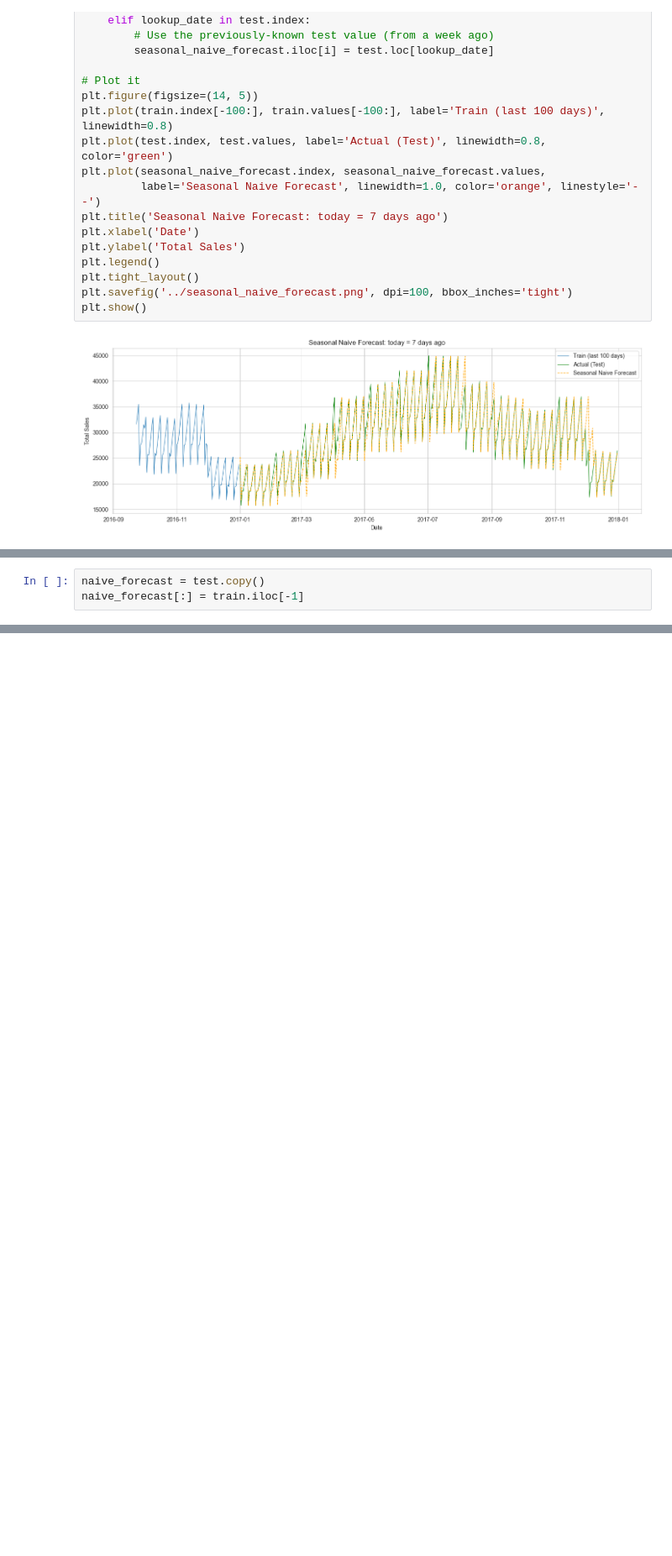
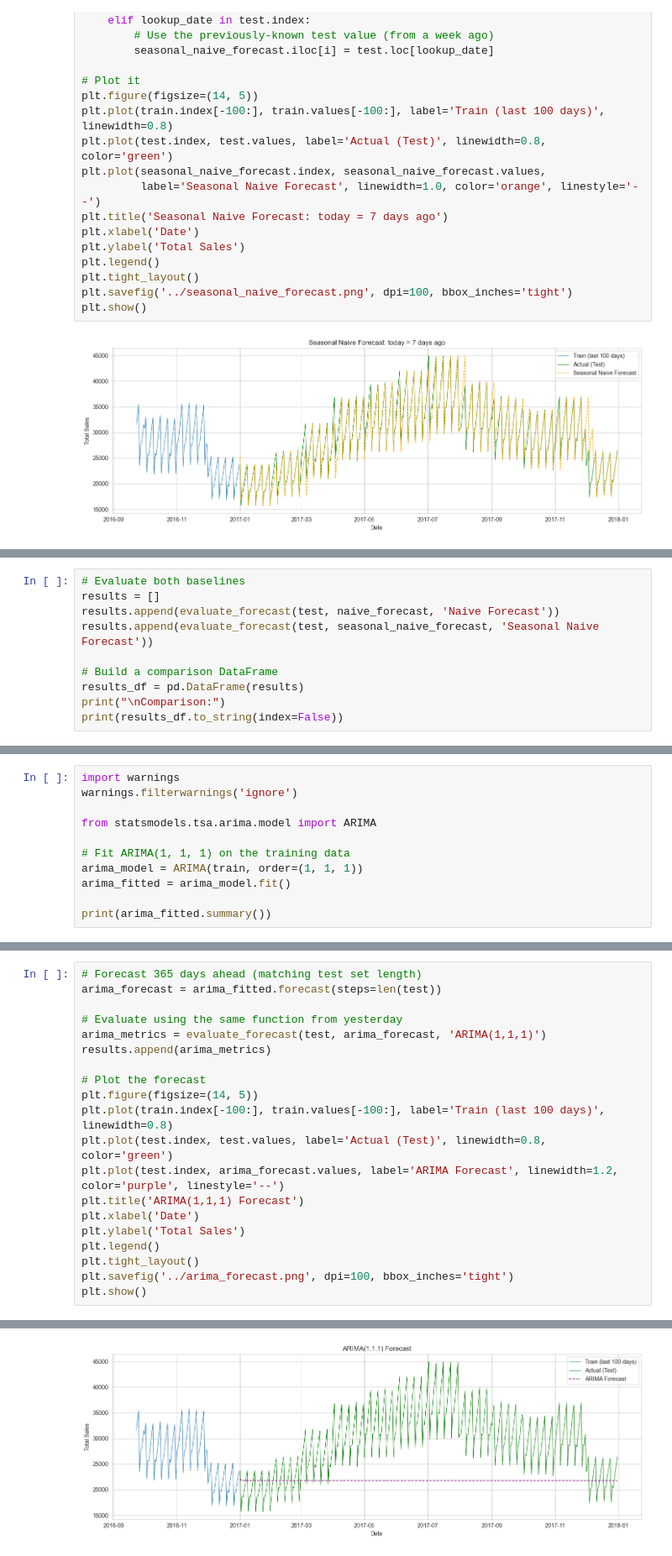
Before and after one commit to ZakkiShah5/time-series-forecasting, a Jupyter notebook: notebooks/01_eda_modeling.ipynb, the cells around one changed output, grey strips where cells are left out. Shown at 84% size. Saved outputs shown, nothing was run; the diff lists cells and outputs as text; blank space fills up the shorter version.

Commit message:
feat: Day 4 - ARIMA, SARIMA, walk-forward forecasting (SARIMA WF beats seasonal naive at 2.48% MAPE)

```diff
--- a/notebooks/01_eda_modeling.ipynb
+++ b/notebooks/01_eda_modeling.ipynb
@@ -328,3 +287,0 @@ test = ts.iloc[split_point:]
-# %%
-naive_forecast = test.copy()
-naive_forecast[:] = train.iloc[-1]
@@ -693,0 +305,10 @@ AttributeError: 'numpy.ndarray' object has no attribute 'index'
+# %%
+# Evaluate both baselines
+results = []
+results.append(evaluate_forecast(test, naive_forecast, 'Naive Forecast'))
+results.append(evaluate_forecast(test, seasonal_naive_forecast, 'Seasonal Naive Forecast'))
+
+# Build a comparison DataFrame
+results_df = pd.DataFrame(results)
+print("\nComparison:")
+print(results_df.to_string(index=False))
@@ -693,0 +433,11 @@ AttributeError: 'numpy.ndarray' object has no attribute 'index'
+# %%
+import warnings
+warnings.filterwarnings('ignore')
+
+from statsmodels.tsa.arima.model import ARIMA
+
+# Fit ARIMA(1, 1, 1) on the training data
+arima_model = ARIMA(train, order=(1, 1, 1))
+arima_fitted = arima_model.fit()
+
+print(arima_fitted.summary())
@@ -693,0 +462,21 @@ AttributeError: 'numpy.ndarray' object has no attribute 'index'
+# %%
+# Forecast 365 days ahead (matching test set length)
+arima_forecast = arima_fitted.forecast(steps=len(test))
+
+# Evaluate using the same function from yesterday
+arima_metrics = evaluate_forecast(test, arima_forecast, 'ARIMA(1,1,1)')
+results.append(arima_metrics)
+
+# Plot the forecast
+plt.figure(figsize=(14, 5))
+plt.plot(train.index[-100:], train.values[-100:], label='Train (last 100 days)', linewidth=0.8)
+plt.plot(test.index, test.values, label='Actual (Test)', linewidth=0.8, color='green')
+plt.plot(test.index, arima_forecast.values, label='ARIMA Forecast', linewidth=1.2, color='purple', linestyle='--')
+plt.title('ARIMA(1,1,1) Forecast')
+plt.xlabel('Date')
+plt.ylabel('Total Sales')
+plt.legend()
+plt.tight_layout()
+plt.savefig('../arima_forecast.png', dpi=100, bbox_inches='tight')
+plt.show()
+# %% [output]
@@ -693,0 +487 @@ AttributeError: 'numpy.ndarray' object has no attribute 'index'
+[figure, added]
```
Also changed, not shown: parts of 63 cells of this notebook, 5 other files.
